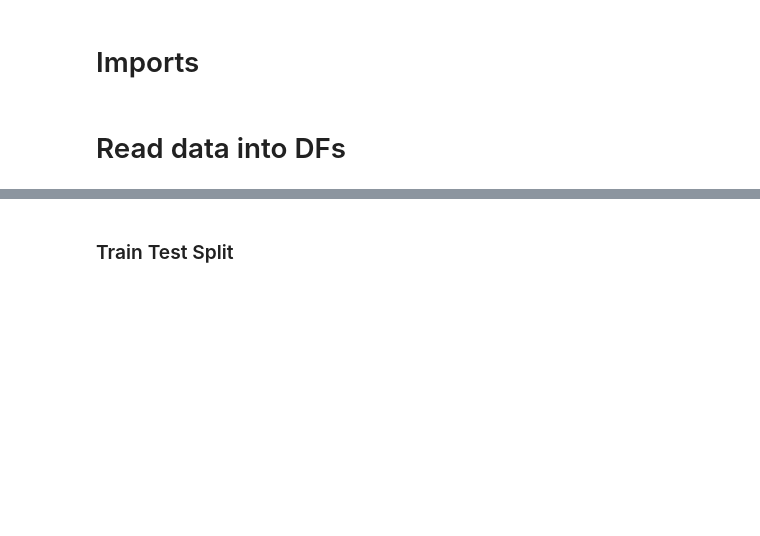
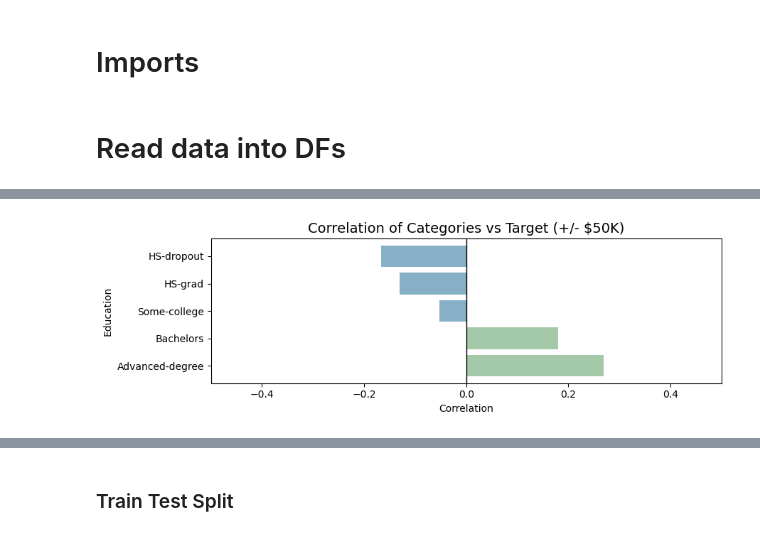
Before and after one commit to JohnAChester/fordham_classification, a Jupyter notebook: Pipeline_GridSearchCV_simplified.ipynb, the cells around one changed output, grey strips where cells are left out. Saved outputs shown, nothing was run; the diff lists cells and outputs as text; code cells hidden in the pictures; blank space fills up the shorter version.

```diff
--- a/Pipeline_GridSearchCV_simplified.ipynb
+++ b/Pipeline_GridSearchCV_simplified.ipynb
@@ -220,0 +433,4 @@ class BasicPrep(BaseEstimator, TransformerMixin):
+# %%
+plot_cat_target_bars2(new_df, 'education-cat', 'Education')
+# %% [output]
+[figure, added]
```
Also changed, not shown: parts of 30 cells of this notebook.
